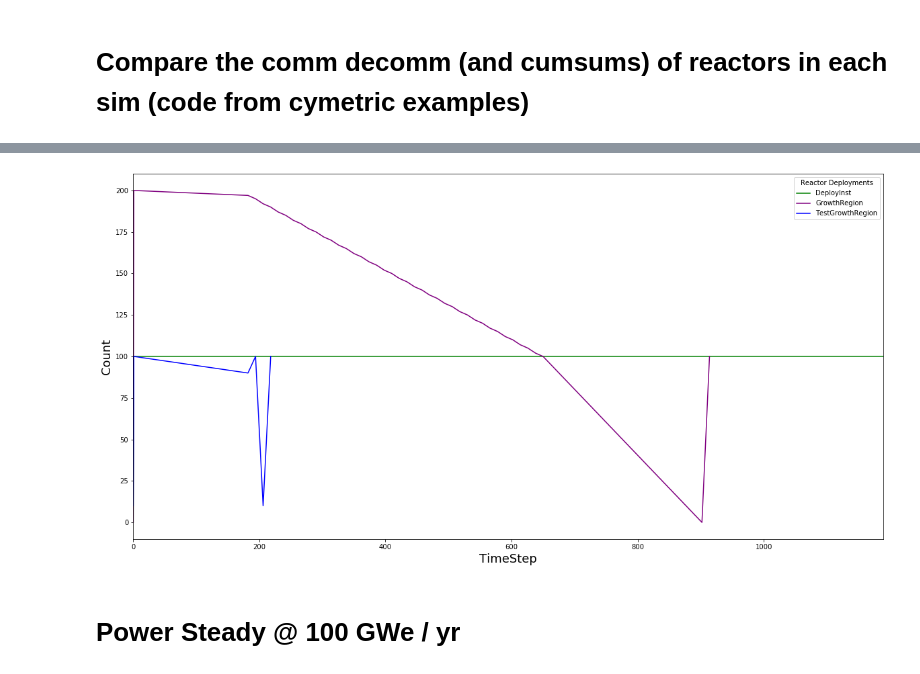
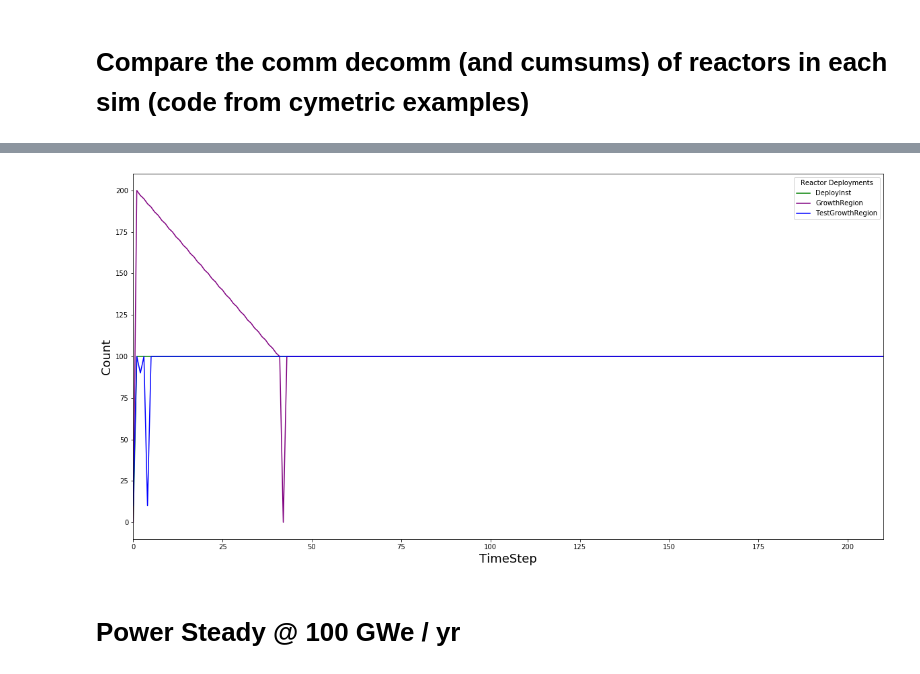
Before and after one commit to opotowsky/EG01_OPRA, a Jupyter notebook: testing_EG01.ipynb, the cells around one changed output, grey strips where cells are left out. Drawn from its saved outputs; the diff is of its cells as text; code cells hidden in the pictures.

Commit message:
was in middle of fixing build/decom series..abandoning for today

```diff
--- a/testing_EG01.ipynb
+++ b/testing_EG01.ipynb
@@ -41,6 +41,7 @@ def rxtr_enter_exit(evaluator):
 
     comm = evaluator.eval('BuildSeries')
     decomm = evaluator.eval('DecommissionSeries')
+    time = evaluator.eval('TimeList')
 
     neg = -decomm['Count']
     decomm = decomm.drop('Count',axis=1)
@@ -53,14 +54,29 @@ def rxtr_enter_exit(evaluator):
     decomm = decomm.pivot('Time','Prototype')['Count'].reset_index()
     comm_decomm = pd.merge(comm, decomm, left_on='Time', right_on='Time', how='outer', sort=True, \
                            suffixes=('_enter', '_exit')).fillna(0)
-
     comm_decomm.Time = comm_decomm.Time.astype(int)
 
+    #add all sim timesteps
+    comm_decomm = pd.concat([comm_decomm, time], axis=1).fillna(0)
+    #######################(need to join on time)
+
     return comm_decomm
 # %%
 comm_decom_d = rxtr_enter_exit(evd)
 comm_decom_g = rxtr_enter_exit(evg)
 comm_decom_t = rxtr_enter_exit(evt)
+# %%
+data = [comm_decom_d['TimeStep'],
+        comm_decom_d['LWR_enter'], comm_decom_d['LWR_exit'],
+        comm_decom_g['LWR_enter'], comm_decom_g['LWR_exit'],
+        comm_decom_t['LWR_enter'], comm_decom_t['LWR_exit']
+       ]
+headers = ['TimeStep',
+           'Enter (d)', 'Exit (d)',
+           'Enter (g)', 'Exit (g)',
+           'Enter (t)', 'Exit (t)'
+          ]
+plot_df = pd.concat(data, axis=1, keys=headers)
 # %%
 colors_d = ['green', 'blue']
 colors_g = ['purple', 'red']
@@ -101,20 +105,20 @@ plot_df[str('test') + '_total'] = comm_decom_t[str('LWR') + '_enter'].cumsum() +
                                   comm_decom_t[str('LWR') + '_exit'].cumsum()
 # %%
 colors = ['green', 'purple', 'blue']
-ax = plot_df[['Time (d)', 'deploy_total', 'growth_total', 'test_total']].plot(x='Time (d)', figsize=(20,10), \
+ax = plot_df[['TimeStep', 'deploy_total', 'growth_total', 'test_total']].plot(x='TimeStep', figsize=(20,10), \
                                                                               legend=False, color=colors)
 legend = plt.legend()
 legend.get_texts()[0].set_text('DeployInst')
 legend.get_texts()[1].set_text('GrowthRegion')
 legend.get_texts()[2].set_text('TestGrowthRegion')
 legend.set_title('Reactor Deployments')
 plt.xlabel(r'TimeStep', fontsize=18)
 plt.ylabel(r'Count',fontsize=18)
 #ax.set_ylim(0, 15)
-#ax.set_xlim(175, 210)
+ax.set_xlim(0, 210)
 plt.show()
 # %% [output]
-[figure, old version]
+[figure, new version]
 # %% [markdown]
 # Power Steady @ 100 GWe / yr
 # %%
```
Also changed, not shown: parts of 1 cell of this notebook.
